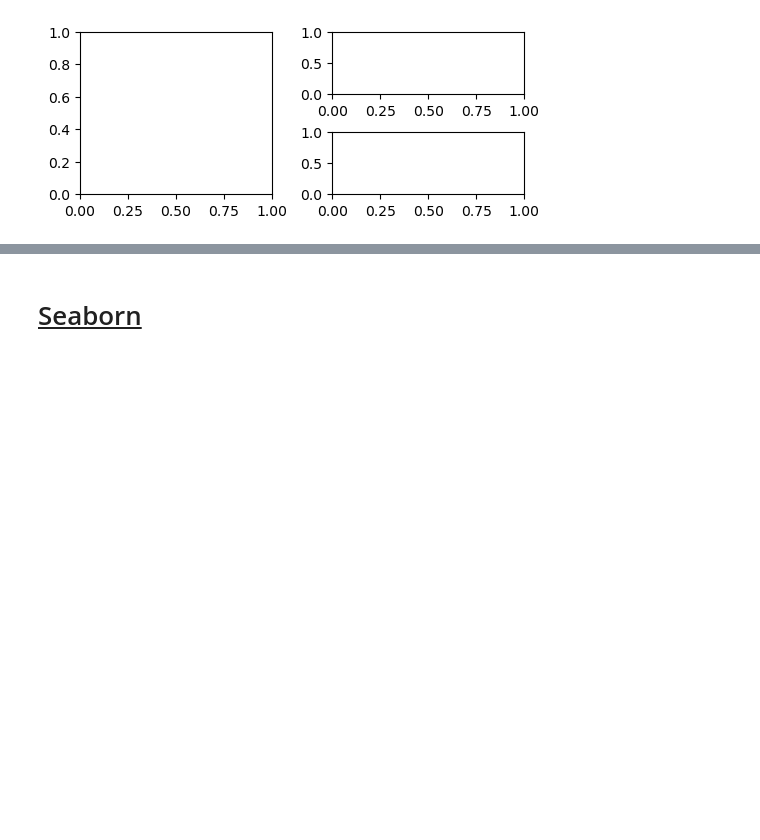
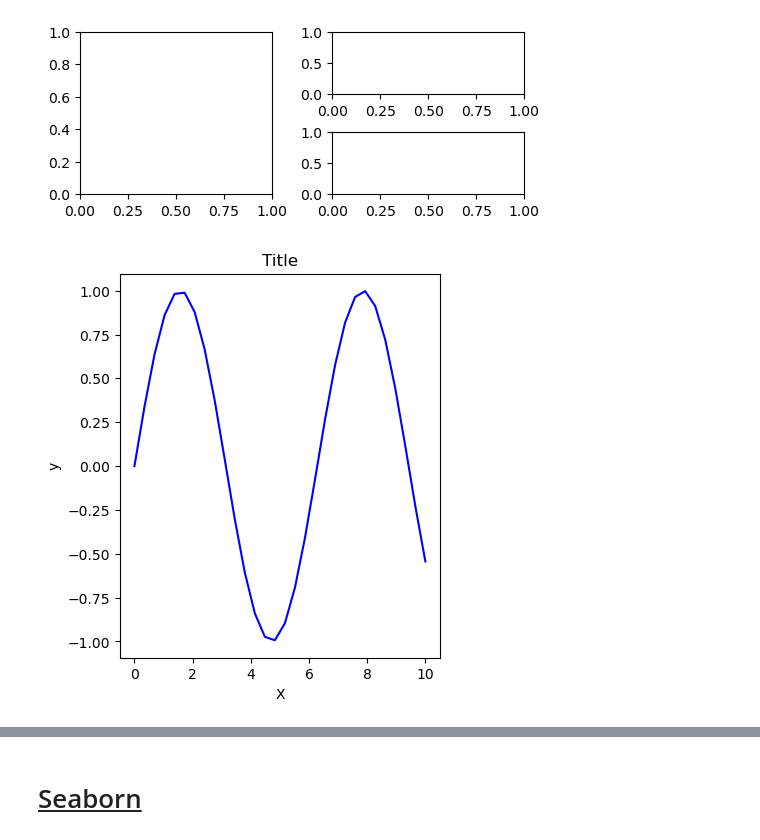
Before and after one commit to jci02/Data-Visualization, a Jupyter notebook: Matplotlib and Seaborn.ipynb, the cells around one changed output, grey strips where cells are left out. Saved outputs shown, nothing was run; the diff lists cells and outputs as text; code cells hidden in the pictures; blank space fills up the shorter version.

```diff
--- a/Matplotlib and Seaborn.ipynb
+++ b/Matplotlib and Seaborn.ipynb
@@ -734,3 +734,30 @@ plt.show()
 <Figure size 640x480 with 0 Axes>
 [figure]
 [figure]
+# %%
+# OOP API
+
+# Prep data
+x = np.linspace(0,10,30)
+y = np.sin(x)
+
+# empty canvas
+fig = plt.figure()
+
+# Add axes manually (left, bottom, width, height)
+axes = fig.add_axes([0.5, 0.5, 0.5, 0.8])
+
+# Plot
+axes.plot(x, y, 'b')  # 'b' = blue line
+
+# Step 4: Label the axes
+axes.set_xlabel('X')
+axes.set_ylabel('y')
+
+# Step 5: Set the title
+axes.set_title('Title')
+
+# Step 6: Display the figure
+plt.show()
+# %% [output]
+[figure, added]
```
Also changed, not shown: parts of 1 cell of this notebook.
